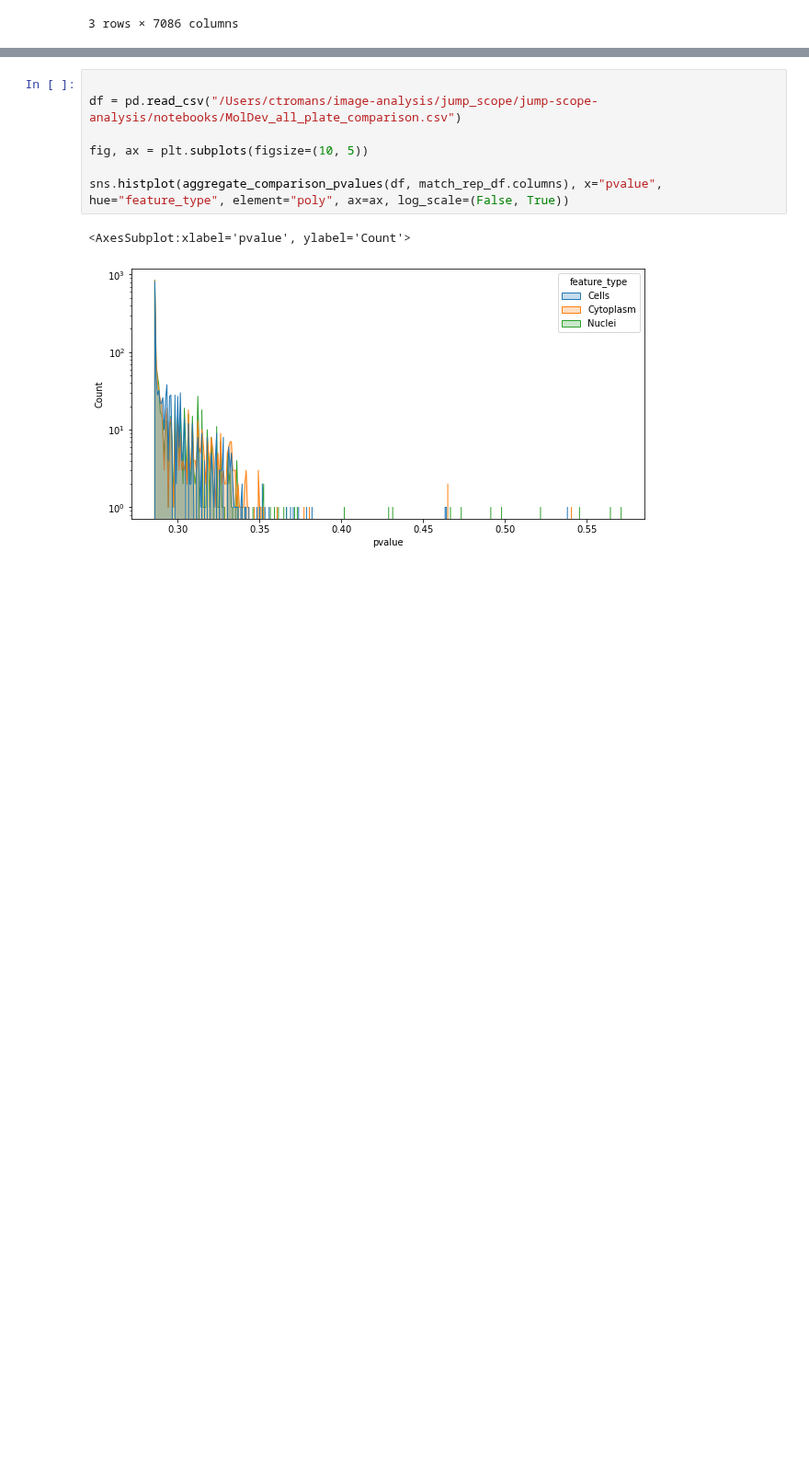
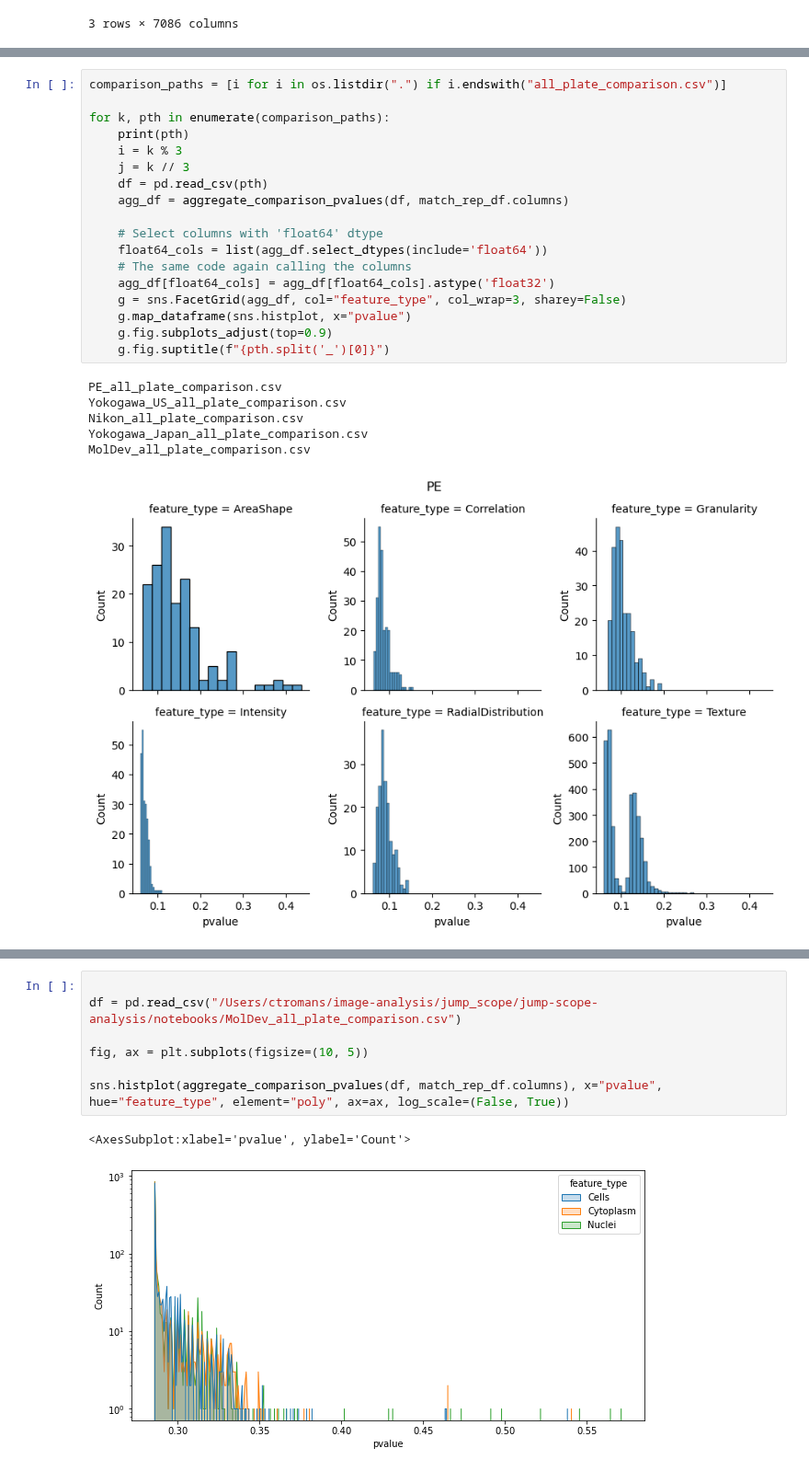
Before and after one commit to jump-cellpainting/jump-scope-analysis, a Jupyter notebook: notebooks/feature_exploration.ipynb, the cells around one changed output, grey strips where cells are left out. Shown at 92% size. Drawn from its saved outputs; the diff is of its cells as text; blank space fills up the shorter version.

```diff
--- a/notebooks/feature_exploration.ipynb
+++ b/notebooks/feature_exploration.ipynb
@@ -826,0 +828,25 @@ MolDev_all_plate_comparison.csv
+# %%
+comparison_paths = [i for i in os.listdir(".") if i.endswith("all_plate_comparison.csv")]
+
+for k, pth in enumerate(comparison_paths):
+    print(pth)
+    i = k % 3
+    j = k // 3
+    df = pd.read_csv(pth)
+    agg_df = aggregate_comparison_pvalues(df, match_rep_df.columns)
+
+    # Select columns with 'float64' dtype
+    float64_cols = list(agg_df.select_dtypes(include='float64'))
+    # The same code again calling the columns
+    agg_df[float64_cols] = agg_df[float64_cols].astype('float32')
+    g = sns.FacetGrid(agg_df, col="feature_type", col_wrap=3, sharey=False)
+    g.map_dataframe(sns.histplot, x="pvalue")
+    g.fig.subplots_adjust(top=0.9)
+    g.fig.suptitle(f"{pth.split('_')[0]}")
+# %% [output]
+PE_all_plate_comparison.csv
+Yokogawa_US_all_plate_comparison.csv
+Nikon_all_plate_comparison.csv
+Yokogawa_Japan_all_plate_comparison.csv
+MolDev_all_plate_comparison.csv
+[figure, added]
```
Also changed, not shown: parts of 3 cells of this notebook.
